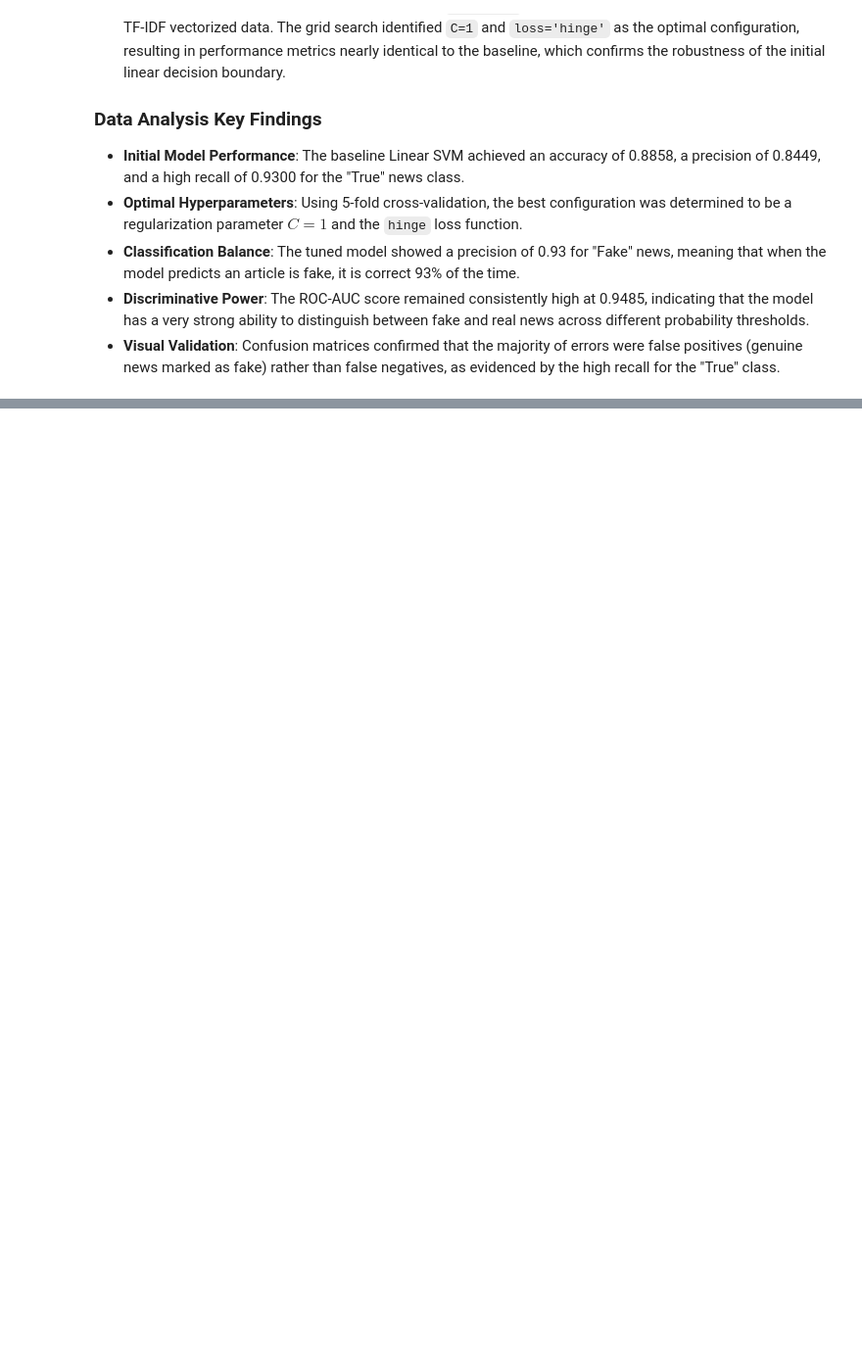
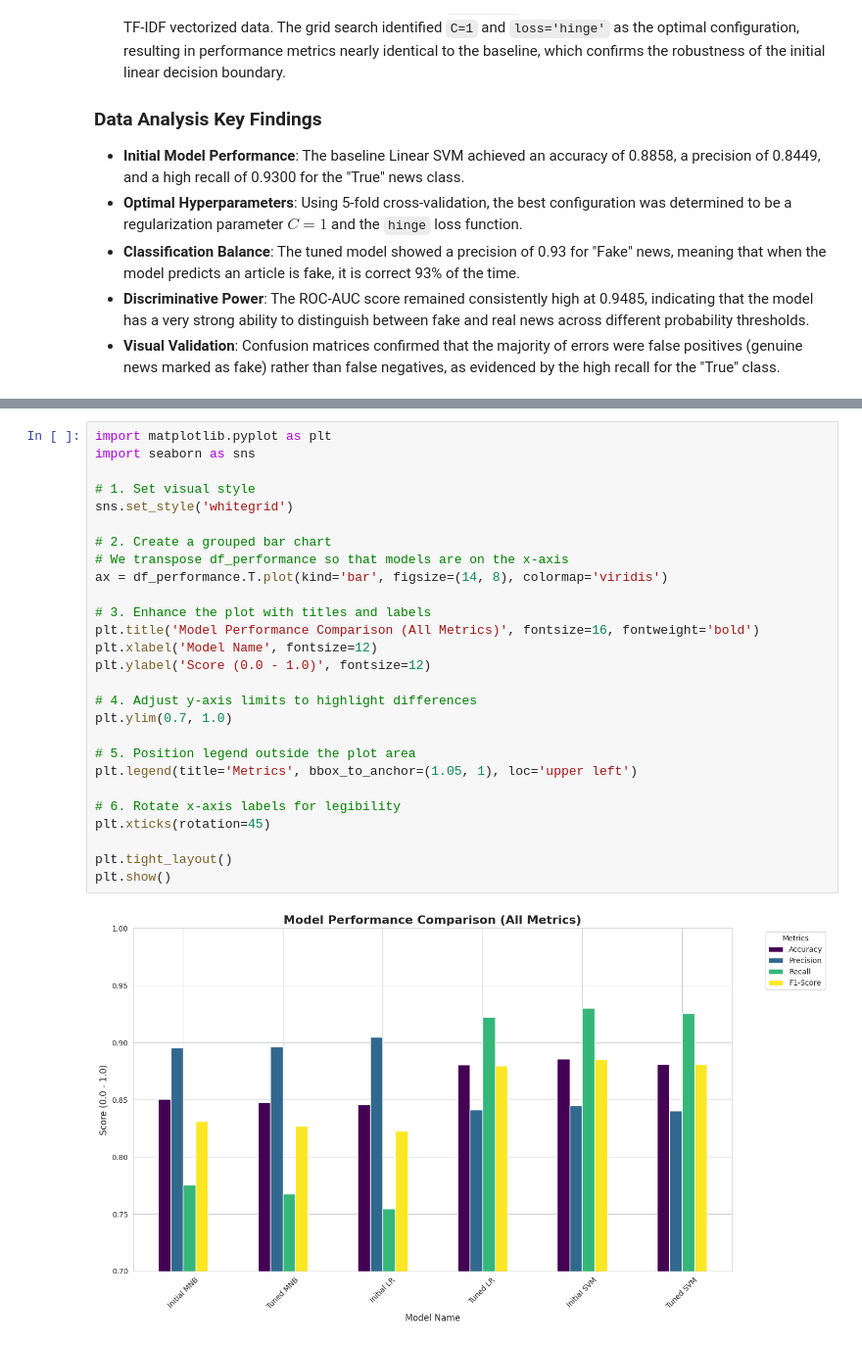
Before and after one commit to rajukarki467/Data-Science-projects, a Jupyter notebook: FakeNewsDetection.ipynb, the cells around one changed output, grey strips where cells are left out. Shown at 98% size. Saved outputs shown, nothing was run; the diff lists cells and outputs as text; blank space fills up the shorter version.

```diff
--- a/FakeNewsDetection.ipynb
+++ b/FakeNewsDetection.ipynb
@@ -1864,0 +1956,29 @@ plt.show()
+# %%
+import matplotlib.pyplot as plt
+import seaborn as sns
+
+# 1. Set visual style
+sns.set_style('whitegrid')
+
+# 2. Create a grouped bar chart
+# We transpose df_performance so that models are on the x-axis
+ax = df_performance.T.plot(kind='bar', figsize=(14, 8), colormap='viridis')
+
+# 3. Enhance the plot with titles and labels
+plt.title('Model Performance Comparison (All Metrics)', fontsize=16, fontweight='bold')
+plt.xlabel('Model Name', fontsize=12)
+plt.ylabel('Score (0.0 - 1.0)', fontsize=12)
+
+# 4. Adjust y-axis limits to highlight differences
+plt.ylim(0.7, 1.0)
+
+# 5. Position legend outside the plot area
+plt.legend(title='Metrics', bbox_to_anchor=(1.05, 1), loc='upper left')
+
+# 6. Rotate x-axis labels for legibility
+plt.xticks(rotation=45)
+
+plt.tight_layout()
+plt.show()
+# %% [output]
+[figure, added]
```
Also changed, not shown: parts of 19 cells of this notebook.
